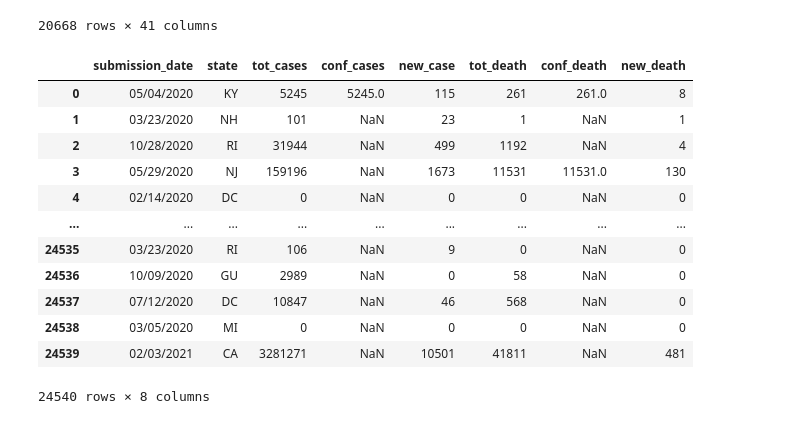
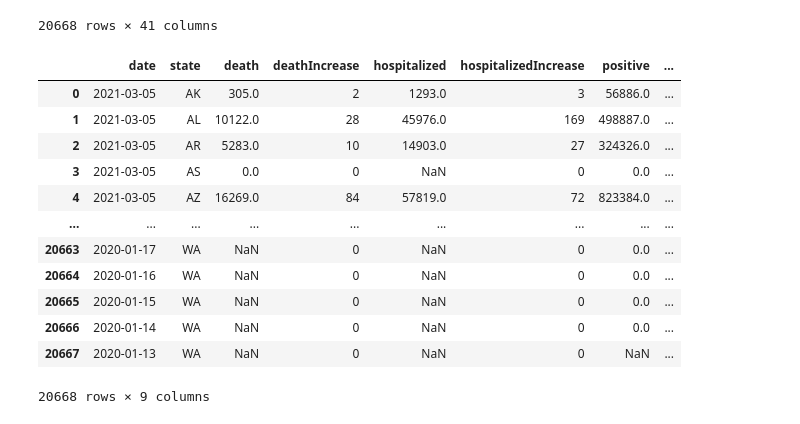
Before and after one commit to Marcellisv/Final_Projec, a Jupyter notebook: data/Charts_to_postgres.ipynb, the cells around one changed output. Drawn from its saved outputs; the diff is of its cells as text; code cells hidden in the pictures.

```diff
--- a/data/Charts_to_postgres.ipynb
+++ b/data/Charts_to_postgres.ipynb
@@ -8,6 +9,6 @@ from urllib.parse import quote_plus as urlquote
 # %%
 covid_vaccine_csv = "../data/covid_vaccine.csv"
-covid_cases_csv = "../data/covid_cases.csv"
+covid_cases_csv = "covid_cases.csv"
 
 vaccine_df = pd.read_csv(covid_vaccine_csv)
 cases_df = pd.read_csv(covid_cases_csv)
@@ -84,19 +176,22 @@ cases_df
 | 20666 | 2020-01-14 | WA | NaN | NaN | 0 | NaN | NaN | ... |
 | 20667 | 2020-01-13 | WA | NaN | NaN | 0 | NaN | NaN | ... |
 20668 rows × 41 columns
-# %%
-cases_df.drop(columns=["deathConfirmed","deathProbable","","hospitalizedCumulative", "hospitalizedCurrently", "pnew_death", "created_at", "consent_cases", "consent_deaths"])
-# %% [output]
-|  | submission_date | state | tot_cases | conf_cases | new_case | tot_death | conf_death | new_death |
-| 0 | 05/04/2020 | KY | 5245 | 5245.0 | 115 | 261 | 261.0 | 8 |
-| 1 | 03/23/2020 | NH | 101 | NaN | 23 | 1 | NaN | 1 |
-| 2 | 10/28/2020 | RI | 31944 | NaN | 499 | 1192 | NaN | 4 |
-| 3 | 05/29/2020 | NJ | 159196 | NaN | 1673 | 11531 | 11531.0 | 130 |
-| 4 | 02/14/2020 | DC | 0 | NaN | 0 | 0 | NaN | 0 |
-| ... | ... | ... | ... | ... | ... | ... | ... | ... |
-| 24535 | 03/23/2020 | RI | 106 | NaN | 9 | 0 | NaN | 0 |
-| 24536 | 10/09/2020 | GU | 2989 | NaN | 0 | 58 | NaN | 0 |
-| 24537 | 07/12/2020 | DC | 10847 | NaN | 46 | 568 | NaN | 0 |
-| 24538 | 03/05/2020 | MI | 0 | NaN | 0 | 0 | NaN | 0 |
-| 24539 | 02/03/2021 | CA | 3281271 | NaN | 10501 | 41811 | NaN | 481 |
-24540 rows × 8 columns
+# %%
+cleaned_cases = cases_df.drop(columns=["deathConfirmed","deathProbable","hospitalizedCumulative","hospitalizedCurrently","totalTestResultsIncrease","positiveTestsAntigen","positiveTestsPeopleAntibody","positiveTestsPeopleAntigen","positiveTestsViral","recovered","totalTestEncountersViral","totalTestEncountersViralIncrease","totalTestsViralIncrease","inIcuCumulative","inIcuCurrently", "negative","negativeIncrease","negativeTestsAntibody","negativeTestsPeopleAntibody","negativeTestsViral",
+                      "onVentilatorCumulative","onVentilatorCurrently", "positiveCasesViral","positiveScore", "positiveTestsAntibody",
+                      "totalTestsAntibody","totalTestsAntigen","totalTestsPeopleAntibody","totalTestsPeopleAntigen","totalTestsPeopleViral","totalTestsPeopleViralIncrease","totalTestsViral"])
+cleaned_cases
+# %% [output]
+|  | date | state | death | deathIncrease | hospitalized | hospitalizedIncrease | positive | ... |
+| 0 | 2021-03-05 | AK | 305.0 | 2 | 1293.0 | 3 | 56886.0 | ... |
+| 1 | 2021-03-05 | AL | 10122.0 | 28 | 45976.0 | 169 | 498887.0 | ... |
+| 2 | 2021-03-05 | AR | 5283.0 | 10 | 14903.0 | 27 | 324326.0 | ... |
+| 3 | 2021-03-05 | AS | 0.0 | 0 | NaN | 0 | 0.0 | ... |
+| 4 | 2021-03-05 | AZ | 16269.0 | 84 | 57819.0 | 72 | 823384.0 | ... |
+| ... | ... | ... | ... | ... | ... | ... | ... | ... |
+| 20663 | 2020-01-17 | WA | NaN | 0 | NaN | 0 | 0.0 | ... |
+| 20664 | 2020-01-16 | WA | NaN | 0 | NaN | 0 | 0.0 | ... |
+| 20665 | 2020-01-15 | WA | NaN | 0 | NaN | 0 | 0.0 | ... |
+| 20666 | 2020-01-14 | WA | NaN | 0 | NaN | 0 | 0.0 | ... |
+| 20667 | 2020-01-13 | WA | NaN | 0 | NaN | 0 | NaN | ... |
+20668 rows × 9 columns
```
Also changed, not shown: parts of 11 cells of this notebook, 3 other files.
